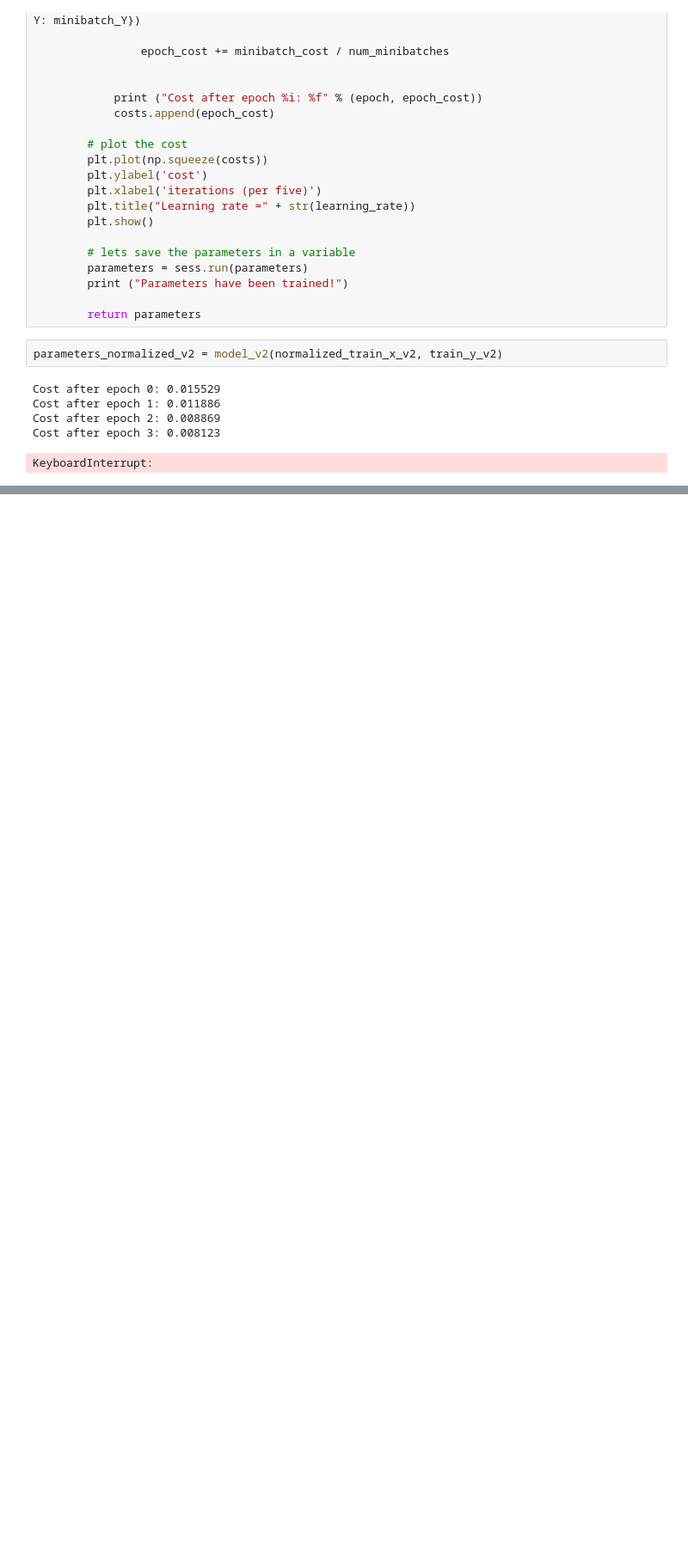
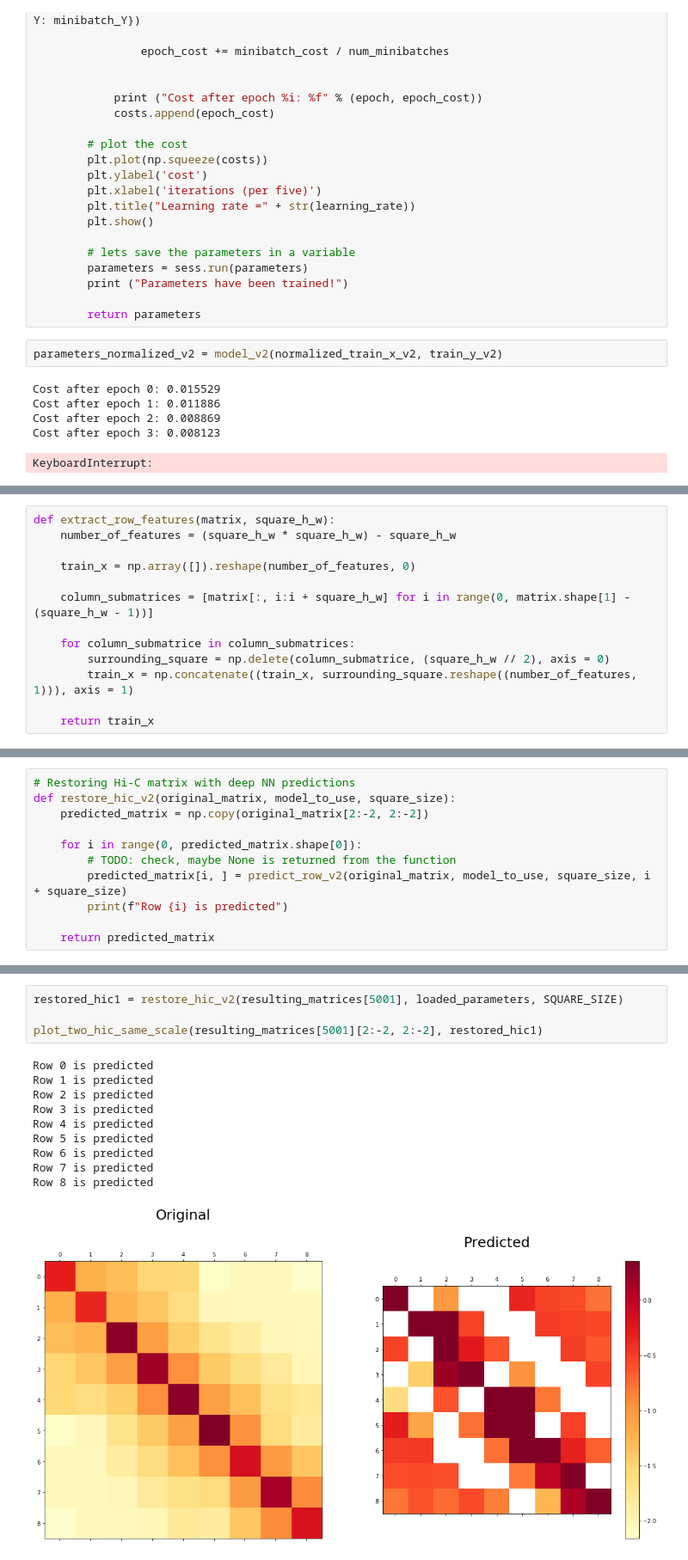
Before and after one commit to Khrameeva-Lab/DeepLearningHiC, a Jupyter notebook: DeepLearningHiC.ipynb, the cells around one changed output, grey strips where cells are left out. Shown: that part at 86% size. Drawn from its saved outputs; the diff is of its cells as text; blank space fills up the shorter version.

```diff
--- a/DeepLearningHiC.ipynb
+++ b/DeepLearningHiC.ipynb
@@ -1078,0 +1051,13 @@ def predict_v2(X, parameters):
+# %%
+def extract_row_features(matrix, square_h_w):
+    number_of_features = (square_h_w * square_h_w) - square_h_w
+
+    train_x = np.array([]).reshape(number_of_features, 0)
+
+    column_submatrices = [matrix[:, i:i + square_h_w] for i in range(0, matrix.shape[1] - (square_h_w - 1))]
+
+    for column_submatrice in column_submatrices:
+        surrounding_square = np.delete(column_submatrice, (square_h_w // 2), axis = 0)
+        train_x = np.concatenate((train_x, surrounding_square.reshape((number_of_features, 1))), axis = 1)
+
+    return train_x
@@ -1078,0 +1082,11 @@ def predict_v2(X, parameters):
+# %%
+# Restoring Hi-C matrix with deep NN predictions
+def restore_hic_v2(original_matrix, model_to_use, square_size):
+    predicted_matrix = np.copy(original_matrix[2:-2, 2:-2])
+
+    for i in range(0, predicted_matrix.shape[0]):
+        # TODO: check, maybe None is returned from the function
+        predicted_matrix[i, ] = predict_row_v2(original_matrix, model_to_use, square_size, i + square_size)
+        print(f"Row {i} is predicted")
+
+    return predicted_matrix
@@ -1078,0 +1139,15 @@ def predict_v2(X, parameters):
+# %%
+restored_hic1 = restore_hic_v2(resulting_matrices[5001], loaded_parameters, SQUARE_SIZE)
+
+plot_two_hic_same_scale(resulting_matrices[5001][2:-2, 2:-2], restored_hic1)
+# %% [output]
+Row 0 is predicted
+Row 1 is predicted
+Row 2 is predicted
+Row 3 is predicted
+Row 4 is predicted
+Row 5 is predicted
+Row 6 is predicted
+Row 7 is predicted
+Row 8 is predicted
+[figure, added]
```
Also changed, not shown: parts of 17 cells of this notebook.
